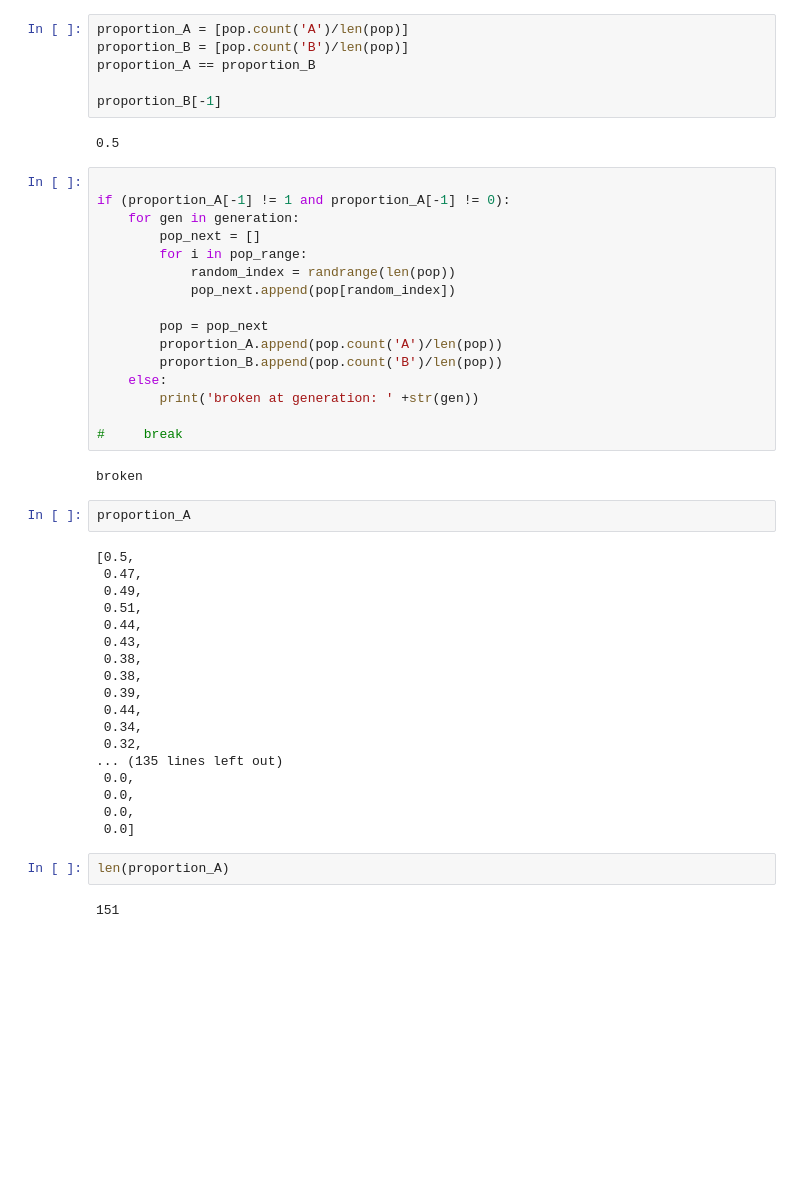
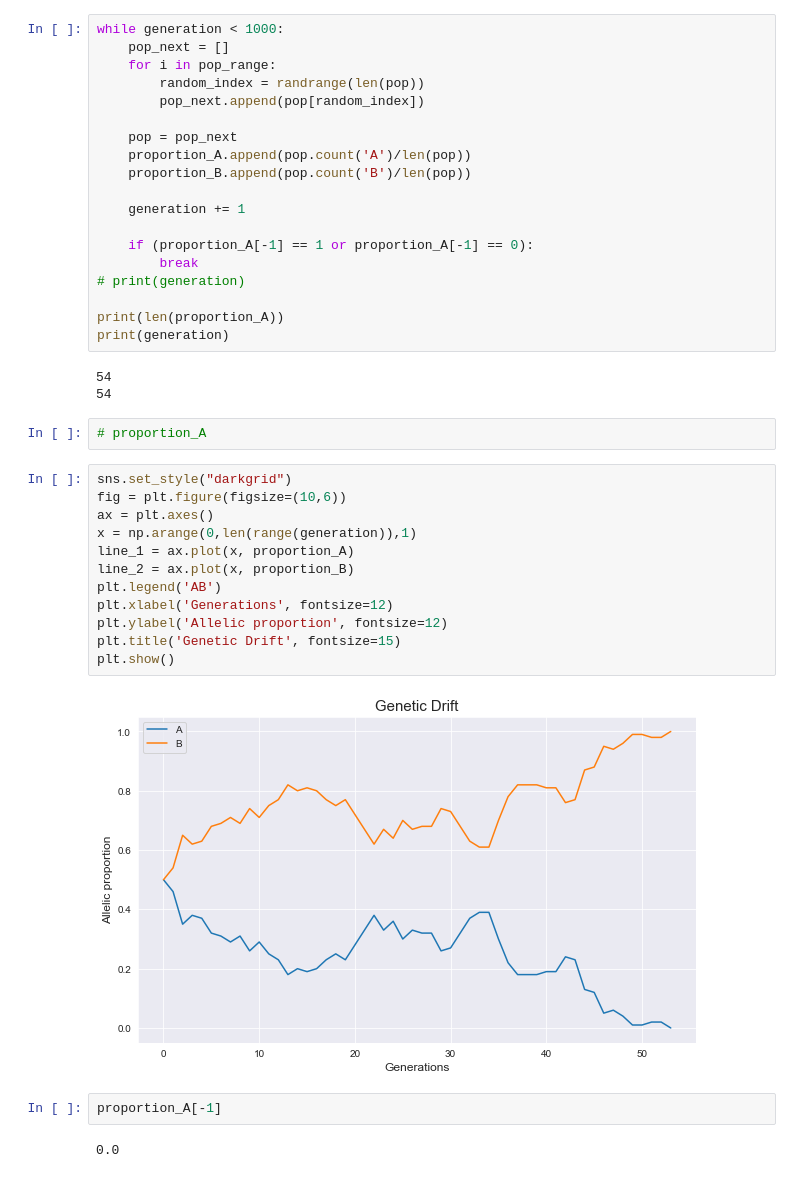
Before and after one commit to vetronz/bioinformatics, a Jupyter notebook: Assessments/popGenetics/popGenetics.ipynb, the cells around one changed output. Cells and saved outputs as stored; diff of their text form; blank space fills up the shorter version.

```diff
--- a/Assessments/popGenetics/popGenetics.ipynb
+++ b/Assessments/popGenetics/popGenetics.ipynb
@@ -30,50 +32,42 @@ generation = range(150)
-# %%
-proportion_A = [pop.count('A')/len(pop)]
-proportion_B = [pop.count('B')/len(pop)]
-proportion_A == proportion_B
-
-proportion_B[-1]
-# %% [output]
-0.5
 # %%
+while generation < 1000:
+    pop_next = []
+    for i in pop_range:
+        random_index = randrange(len(pop))
+        pop_next.append(pop[random_index])
 
-if (proportion_A[-1] != 1 and proportion_A[-1] != 0):
-    for gen in generation:
-        pop_next = []
-        for i in pop_range:
-            random_index = randrange(len(pop))
-            pop_next.append(pop[random_index])
+    pop = pop_next
+    proportion_A.append(pop.count('A')/len(pop))
+    proportion_B.append(pop.count('B')/len(pop))
 
-        pop = pop_next
-        proportion_A.append(pop.count('A')/len(pop))
-        proportion_B.append(pop.count('B')/len(pop))
-    else:
-        print('broken at generation: ' +str(gen))
+    generation += 1
 
-#     break
+    if (proportion_A[-1] == 1 or proportion_A[-1] == 0):
+        break
+# print(generation)
+
+print(len(proportion_A))
+print(generation)
 # %% [output]
-broken
+54
+54
+# %%
+# proportion_A
+# %%
+sns.set_style("darkgrid")
+fig = plt.figure(figsize=(10,6))
+ax = plt.axes()
+x = np.arange(0,len(range(generation)),1)
+line_1 = ax.plot(x, proportion_A)
+line_2 = ax.plot(x, proportion_B)
+plt.legend('AB')
+plt.xlabel('Generations', fontsize=12)
+plt.ylabel('Allelic proportion', fontsize=12)
+plt.title('Genetic Drift', fontsize=15)
+plt.show()
+# %% [output]
+[figure, added]
 # %%
-proportion_A
+proportion_A[-1]
 # %% [output]
-[0.5,
- 0.47,
- 0.49,
- 0.51,
- 0.44,
- 0.43,
- 0.38,
- 0.38,
- 0.39,
- 0.44,
- 0.34,
- 0.32,
-... (135 lines left out)
- 0.0,
- 0.0,
- 0.0,
- 0.0]
+0.0
-# %%
-len(proportion_A)
-# %% [output]
-151
```
Also changed, not shown: parts of 23 cells of this notebook.
